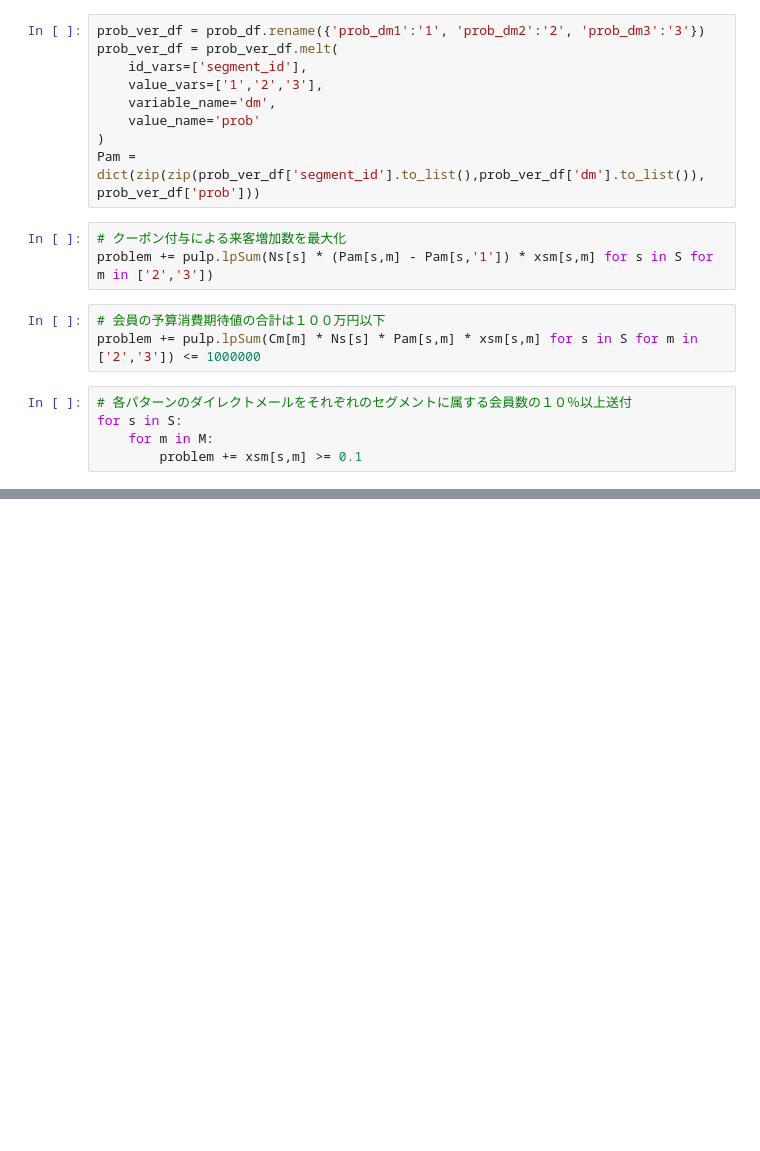
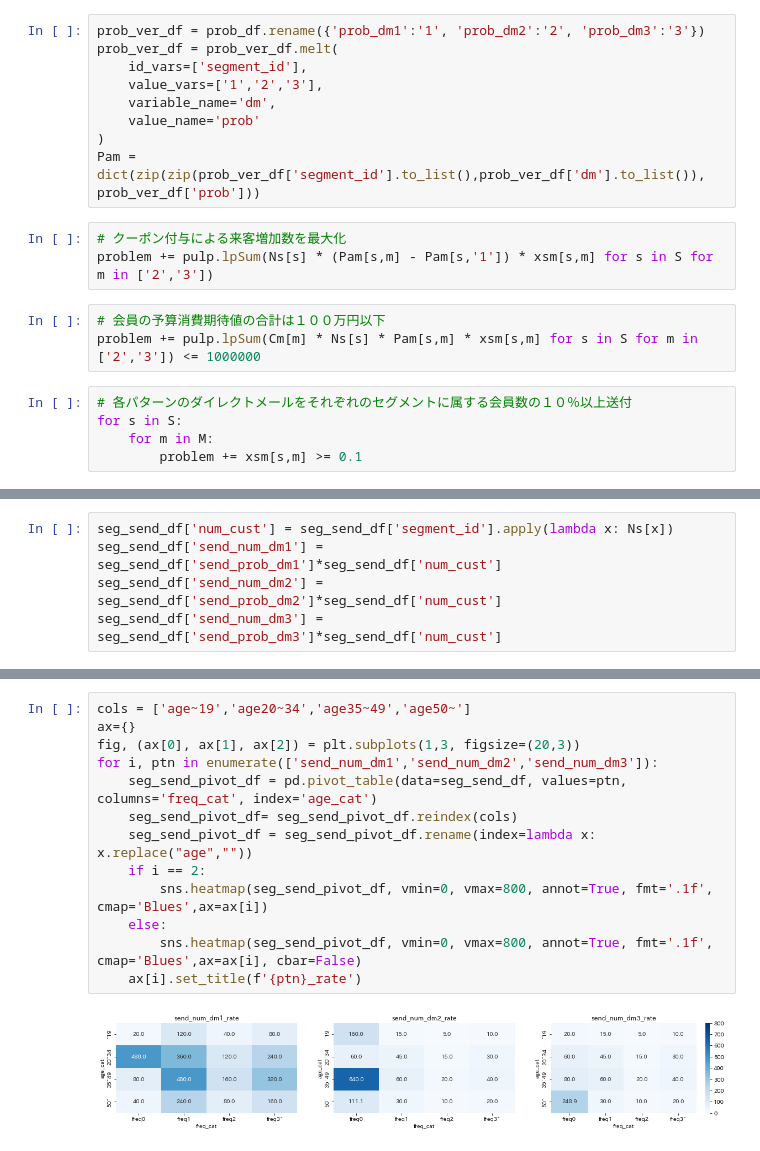
Before and after one commit to HiroshiATakano/VSCode2, a Jupyter notebook: 数理最適化.ipynb, the cells around one changed output, grey strips where cells are left out. Cells and saved outputs as stored; diff of their text form; blank space fills up the shorter version.

```diff
--- a/数理最適化.ipynb
+++ b/数理最適化.ipynb
@@ -558,0 +586,5 @@ shape: (5, 3)
+# %%
+seg_send_df['num_cust'] = seg_send_df['segment_id'].apply(lambda x: Ns[x])
+seg_send_df['send_num_dm1'] = seg_send_df['send_prob_dm1']*seg_send_df['num_cust']
+seg_send_df['send_num_dm2'] = seg_send_df['send_prob_dm2']*seg_send_df['num_cust']
+seg_send_df['send_num_dm3'] = seg_send_df['send_prob_dm3']*seg_send_df['num_cust']
@@ -558,0 +611,15 @@ shape: (5, 3)
+# %%
+cols = ['age~19','age20~34','age35~49','age50~']
+ax={}
+fig, (ax[0], ax[1], ax[2]) = plt.subplots(1,3, figsize=(20,3))
+for i, ptn in enumerate(['send_num_dm1','send_num_dm2','send_num_dm3']):
+    seg_send_pivot_df = pd.pivot_table(data=seg_send_df, values=ptn, columns='freq_cat', index='age_cat')
+    seg_send_pivot_df= seg_send_pivot_df.reindex(cols)
+    seg_send_pivot_df = seg_send_pivot_df.rename(index=lambda x: x.replace("age",""))
+    if i == 2:
+        sns.heatmap(seg_send_pivot_df, vmin=0, vmax=800, annot=True, fmt='.1f', cmap='Blues',ax=ax[i])
+    else:
+        sns.heatmap(seg_send_pivot_df, vmin=0, vmax=800, annot=True, fmt='.1f', cmap='Blues',ax=ax[i], cbar=False)
+    ax[i].set_title(f'{ptn}_rate')
+# %% [output]
+[figure, added]
```
Also changed, not shown: parts of 8 cells of this notebook.
